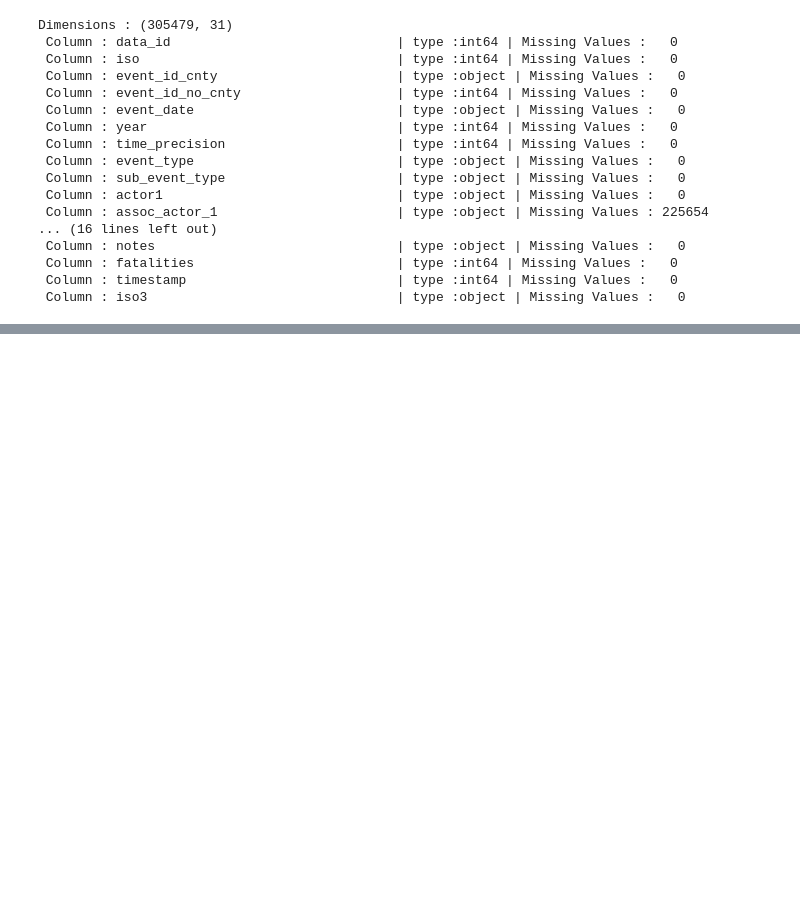
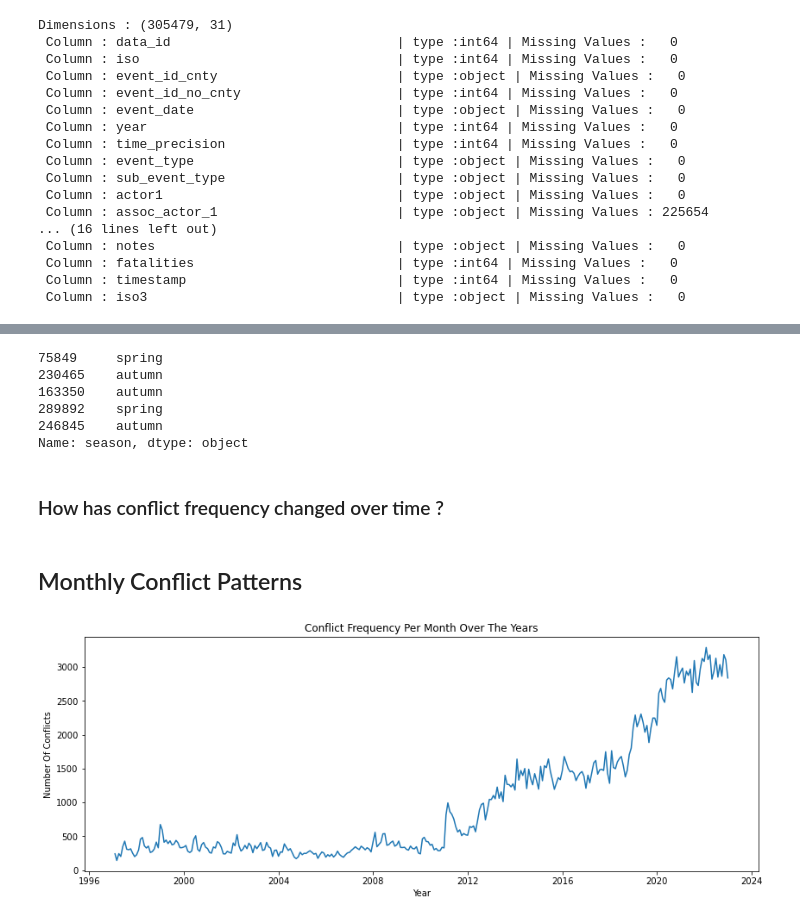
Before and after one commit to Stoichiometrical/ACLED-Data-Analysis, a Jupyter notebook: acled.ipynb, the cells around one changed output, grey strips where cells are left out. Drawn from its saved outputs; the diff is of its cells as text; code cells hidden in the pictures; blank space fills up the shorter version.

```diff
--- a/acled.ipynb
+++ b/acled.ipynb
@@ -146,0 +94,5 @@ df
+# %%
+#Create new columns from the event_date column before converting it into a datetime object
+df["month"] = df["event_date"].str.split(" ",expand=True)[1]
+df["day"] = df["event_date"].str.split(" ",expand=True)[0]
+df[["month","day"]]
@@ -249,0 +146,44 @@ The average number of conflicts per year is 11 749 and the median is 4983
+# %%
+#Create a seasons column  since we will be analysing seasonal patterns also
+months = ["January", "February", "March", "April", "May", "June", "July", "August", "September", "October", "November",
+          "December"]
+
+##Create a function to map months into appropriate seasons
+def get_season(month) :
+    if month in ["December" , "January" , "February"] :
+        return "summer"
+    if month in ["March" , "April" , "May"] :
+        return "autumn"
+    if month in ["June" , "July" , "August"] :
+        return  "winter"
+    if month in ["September" , "October" , "November"] :
+        return "spring"
+
+df["season"] = df['month'].apply(lambda x :get_season(x))
+df["season"].sample(5)
+# %% [output]
+75849     spring
+230465    autumn
+163350    autumn
+289892    spring
+246845    autumn
+Name: season, dtype: object
+# %% [markdown]
+### How has conflict frequency changed over time ?
+# %%
+#Find the conflict frequency per day, month and year
+monthly_freq = df.groupby(pd.Grouper(key="event_date",freq="M"))["data_id"].count()
+yearly_freq = df.groupby(pd.Grouper(key="event_date",freq="Y"))["data_id"].count()
+seasonal_freq = df.groupby(pd.Grouper(key="event_date",freq="Q"))["data_id"].count()
+daily_freq = df.groupby(pd.Grouper(key="event_date",freq="D"))["data_id"].count()
+# %% [markdown]
+## Monthly Conflict Patterns
+# %%
+# Plot the time series to see how the conflict frequency per month has changed over the years
+plt.figure(figsize=(14,5))
+plt.title("Conflict Frequency Per Month Over The Years")
+plt.xlabel("Year")
+plt.ylabel("Number Of Conflicts")
+plt.plot(monthly_freq);
+# %% [output]
+[figure, added]
```
Also changed, not shown: parts of 139 cells of this notebook, 2 other files.
